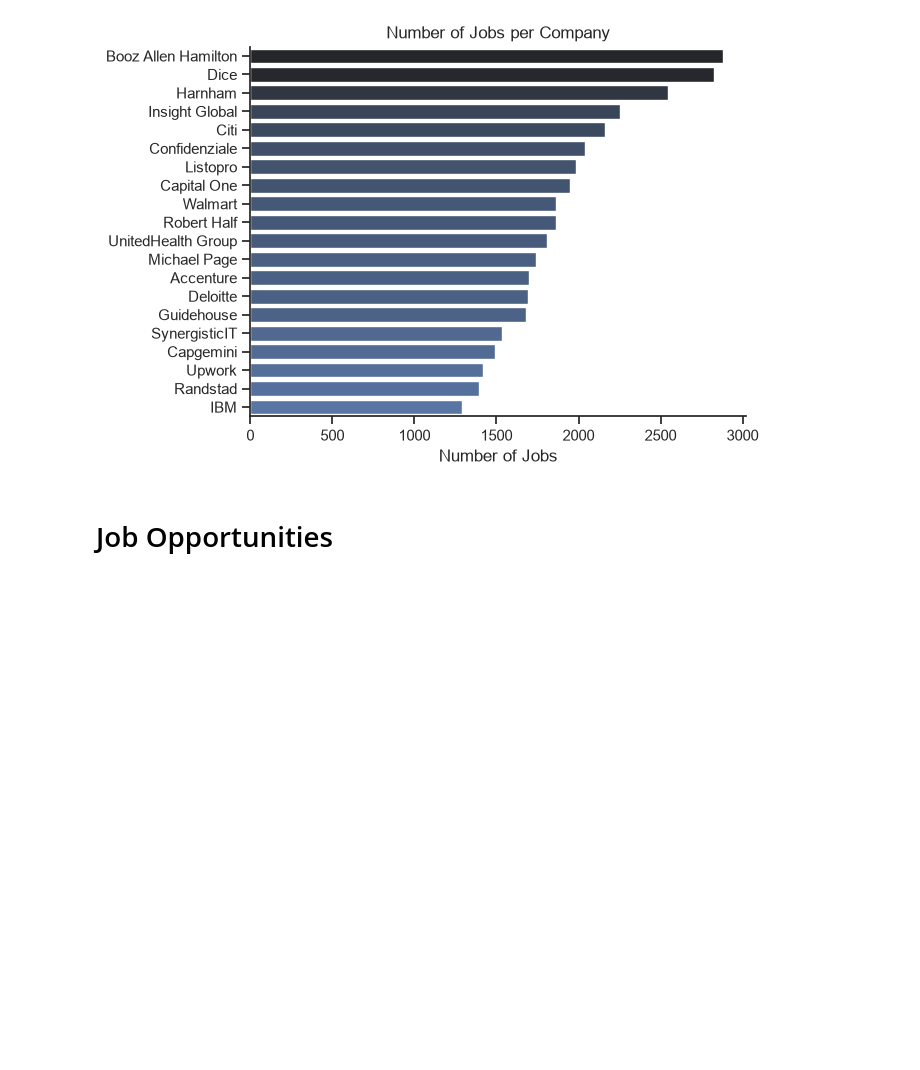
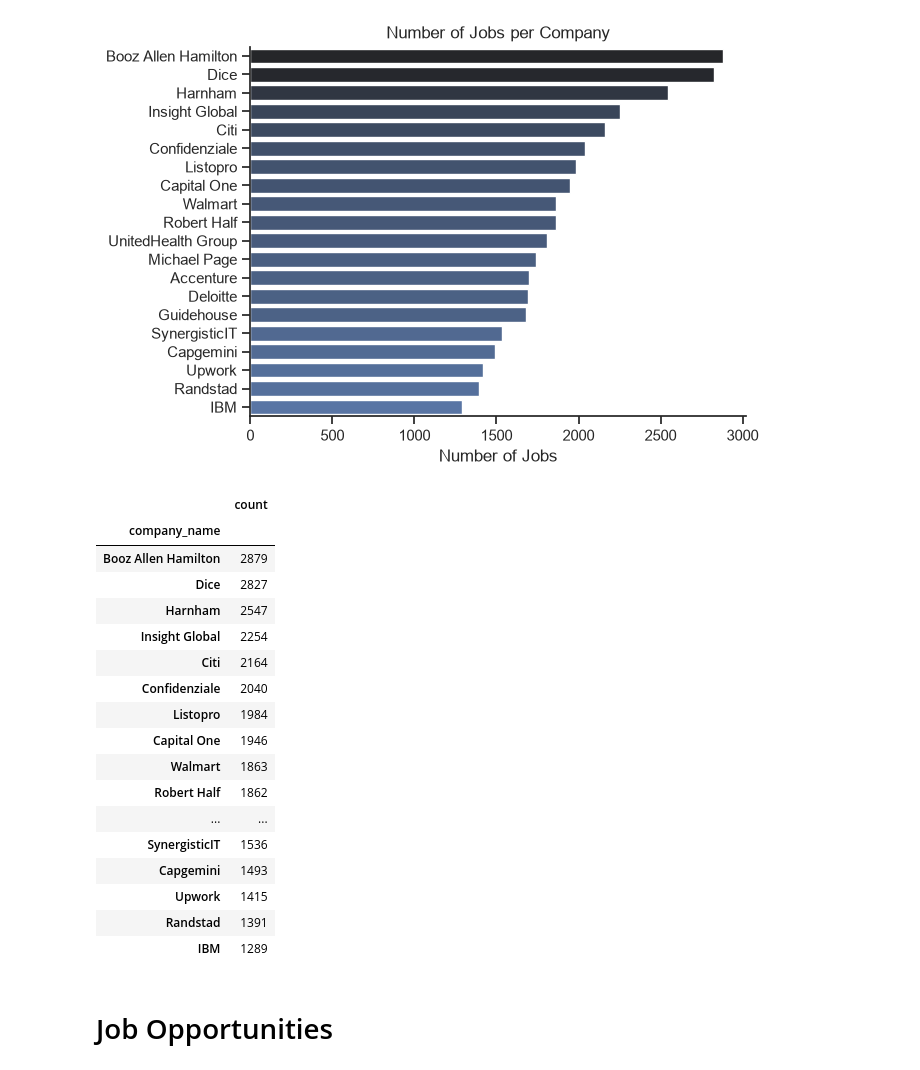
Before and after one commit to ahmedehabyoussef9-tech/Job---Skill-Pipeline-Analysis, a Jupyter notebook: 1_EDA.ipynb, the cells around one changed output. Saved outputs shown, nothing was run; the diff lists cells and outputs as text; code cells hidden in the pictures; blank space fills up the shorter version.

```diff
--- a/1_EDA.ipynb
+++ b/1_EDA.ipynb
@@ -42,6 +64,27 @@ plt.ylabel('')
 plt.show()
 # %% [output]
 [figure]
+# %%
+df_plot
+# %% [output]
+|  | count |
+| company_name |  |
+| Booz Allen Hamilton | 2879 |
+| Dice | 2827 |
+| Harnham | 2547 |
+| Insight Global | 2254 |
+| Citi | 2164 |
+| Confidenziale | 2040 |
+| Listopro | 1984 |
+| Capital One | 1946 |
+| Walmart | 1863 |
+| Robert Half | 1862 |
+| ... | ... |
+| SynergisticIT | 1536 |
+| Capgemini | 1493 |
+| Upwork | 1415 |
+| Randstad | 1391 |
+| IBM | 1289 |
 # %% [markdown]
 # Job Opportunities
 # %%
```
Also changed, not shown: parts of 9 cells of this notebook, 13 other files.
